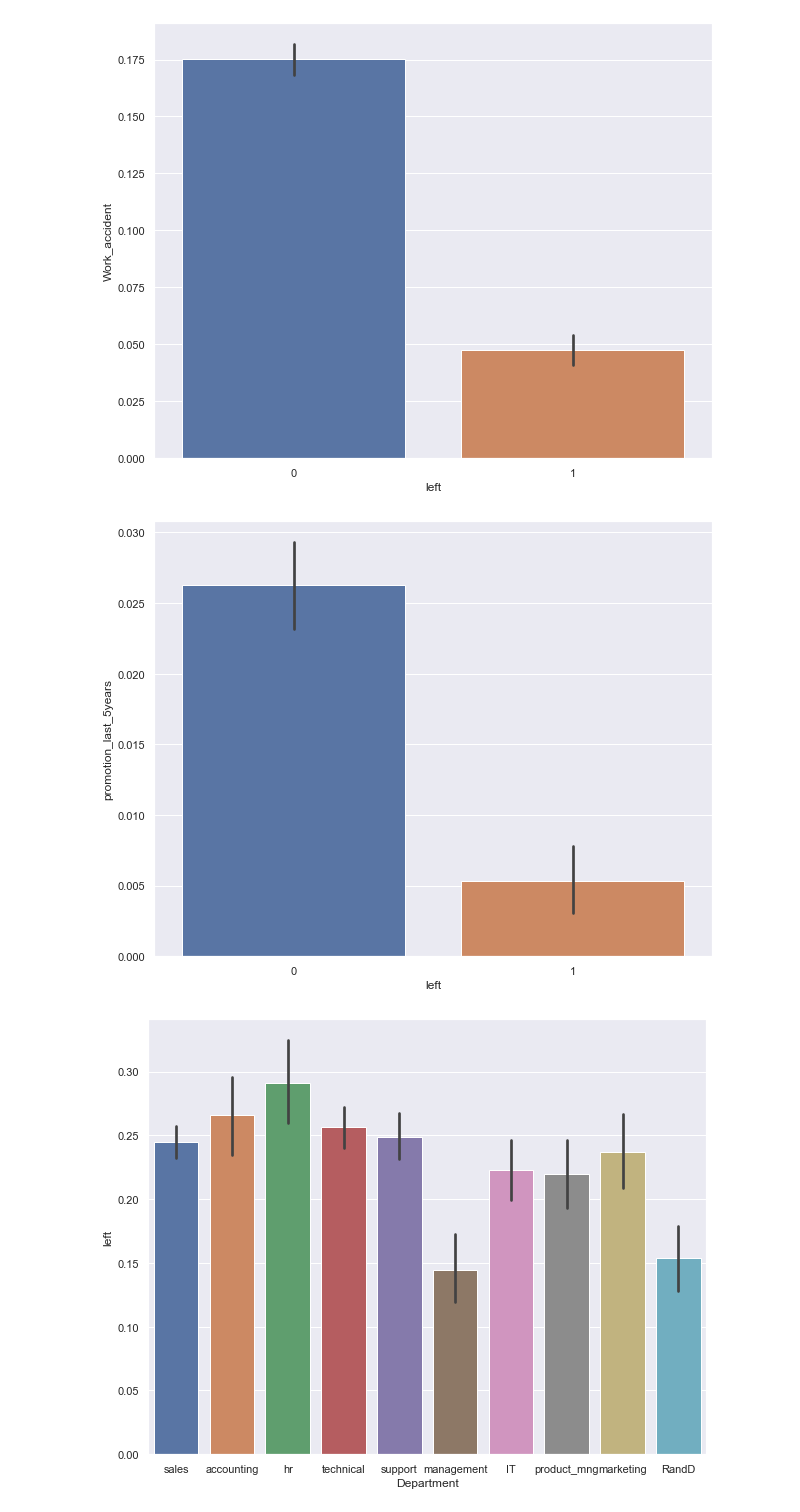
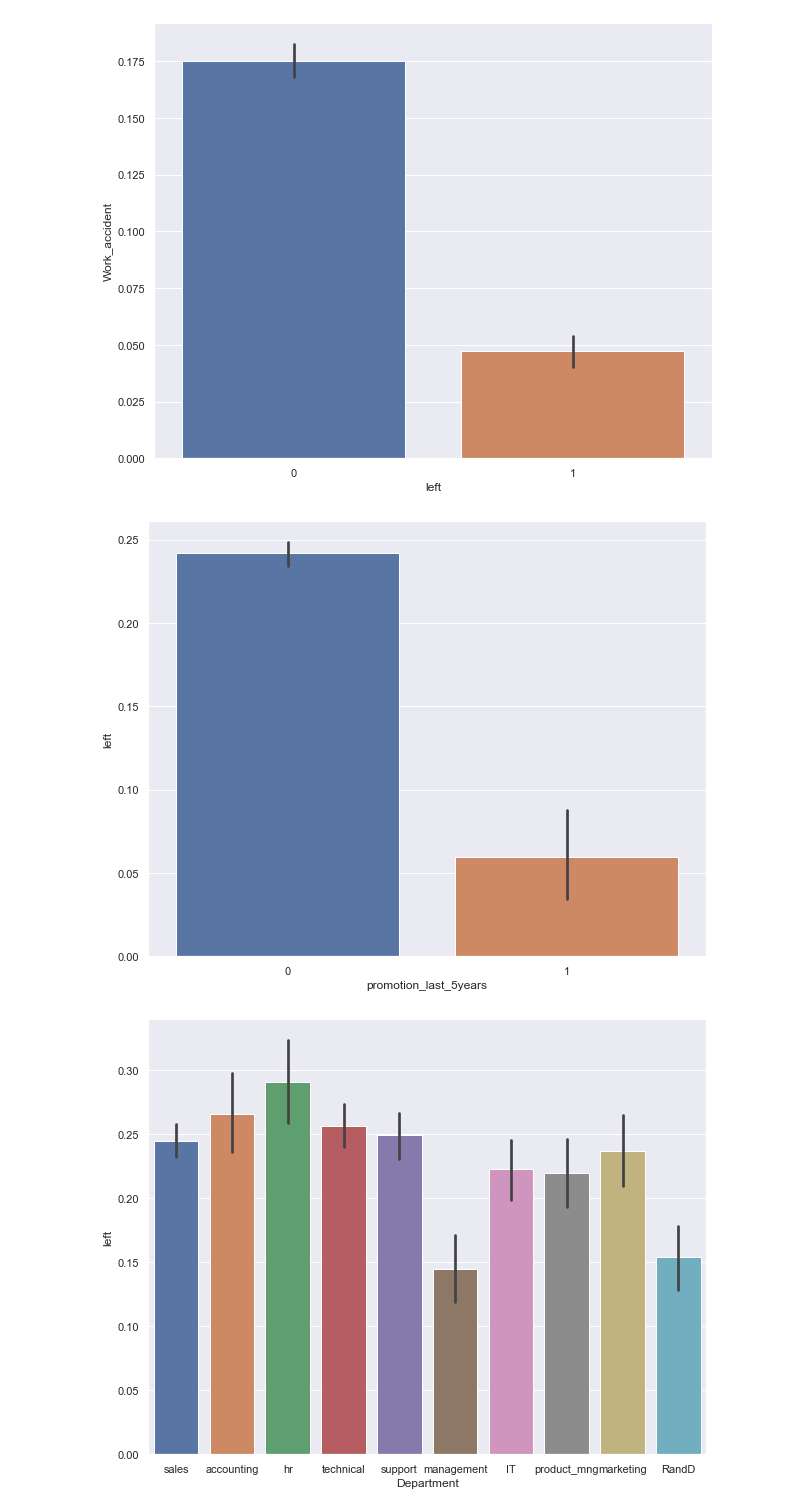
Before and after one commit to morganhardin/DS160_Final_Project_MEH, a Jupyter notebook: DS160_Final_Project_MEH.ipynb, the cells around one changed output. Cells and saved outputs as stored; diff of their text form; code cells hidden in the pictures.

```diff
--- a/DS160_Final_Project_MEH.ipynb
+++ b/DS160_Final_Project_MEH.ipynb
@@ -164,4 +184,0 @@ plt.show()
-# %%
-sns.set(rc = {'figure.figsize': (10, 8)})
-sns.lineplot(x = 'left', y = 'salary', ci = None, data = data)
-plt.show()
@@ -222,10 +237,10 @@ plt.show()
 # %% [output]
 [figure]
 # %%
-sns.barplot(x = 'left', y = 'promotion_last_5years', data = data)
+sns.barplot(x = 'promotion_last_5years', y = 'left', data = data)
 plt.show()
 # %% [output]
-[figure, old version]
+[figure, new version]
 # %%
 sns.barplot(x = 'Department', y = 'left', data = data)
 plt.show()
```
Also changed, not shown: parts of 35 cells of this notebook.
